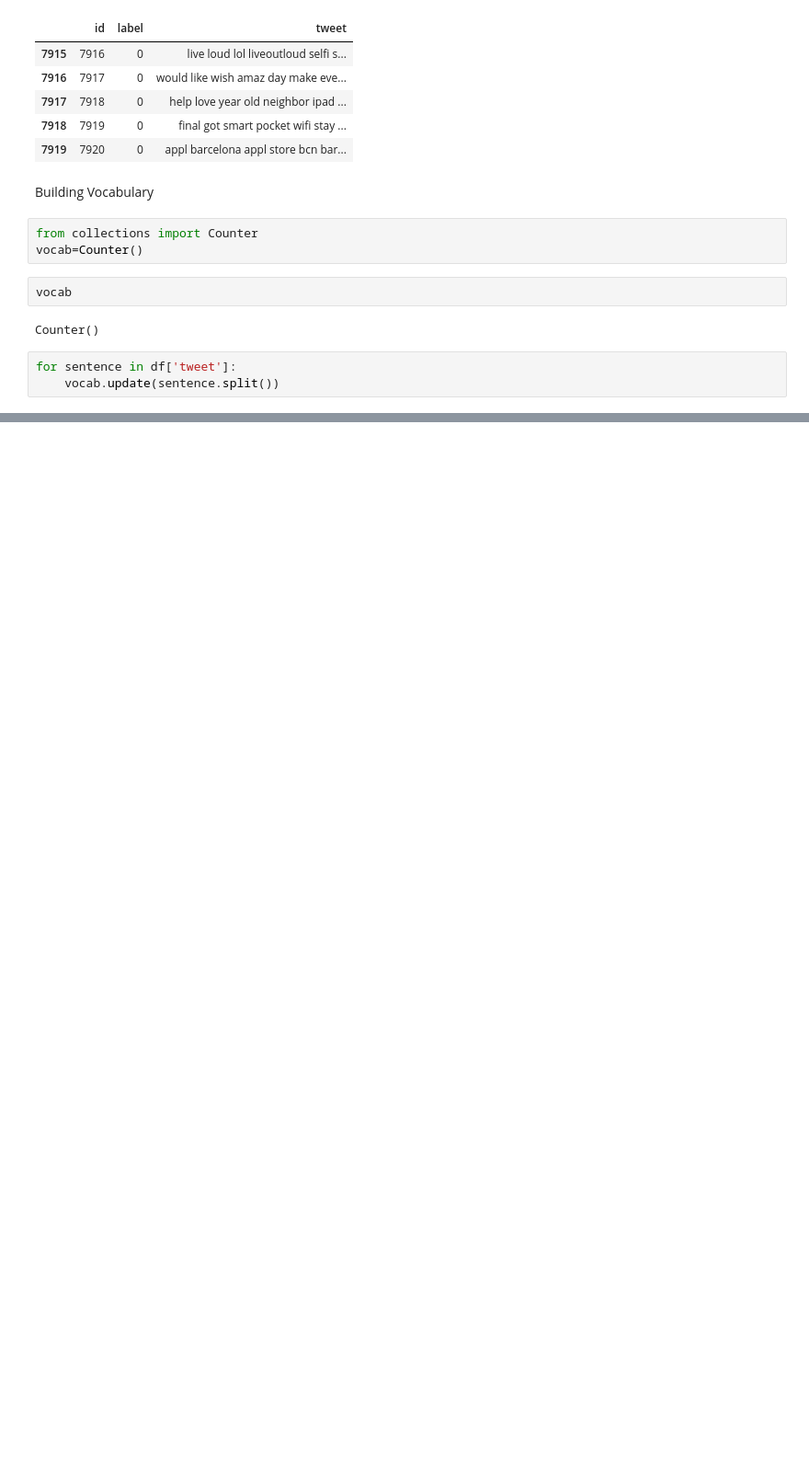
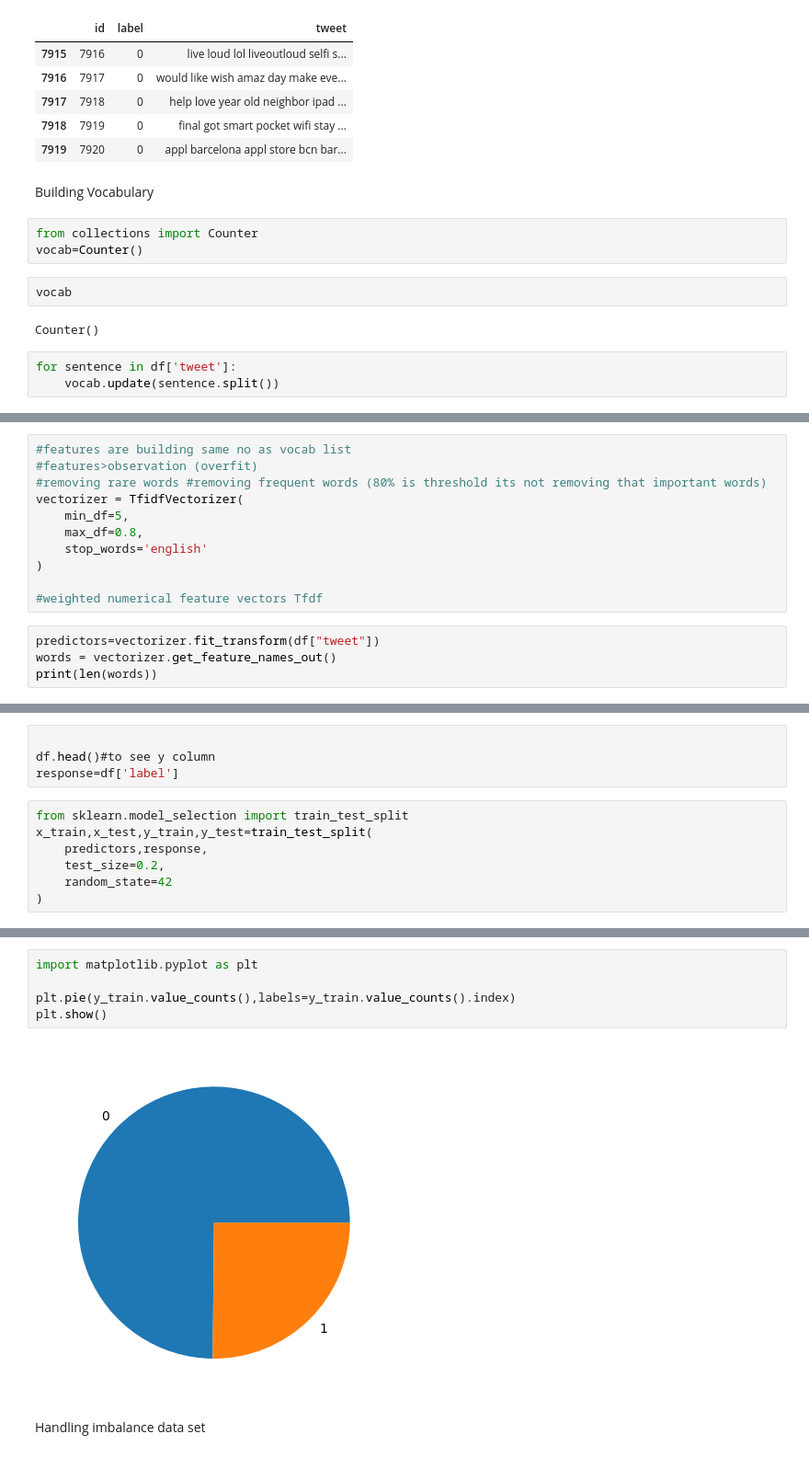
Before and after one commit to Amasha09/sentiment_analysis_project, a Jupyter notebook: notebooks/code.ipynb, the cells around one changed output, grey strips where cells are left out. Shown at 92% size. Drawn from its saved outputs; the diff is of its cells as text; blank space fills up the shorter version.

```diff
--- a/notebooks/code.ipynb
+++ b/notebooks/code.ipynb
@@ -261,0 +264,15 @@ len(vocab) #no of uniqe words
+# %%
+#features are building same no as vocab list
+#features>observation (overfit)
+#removing rare words #removing frequent words (80% is threshold its not removing that important words)
+vectorizer = TfidfVectorizer(
+    min_df=5,
+    max_df=0.8,
+    stop_words='english'
+)
+
+#weighted numerical feature vectors Tfdf
+# %%
+predictors=vectorizer.fit_transform(df["tweet"])
+words = vectorizer.get_feature_names_out()
+print(len(words))
@@ -261,0 +291,11 @@ len(vocab) #no of uniqe words
+# %%
+
+df.head()#to see y column
+response=df['label']
+# %%
+from sklearn.model_selection import train_test_split
+x_train,x_test,y_train,y_test=train_test_split(
+    predictors,response,
+    test_size=0.2,
+    random_state=42
+)
@@ -261,0 +348,9 @@ len(vocab) #no of uniqe words
+# %%
+import matplotlib.pyplot as plt
+
+plt.pie(y_train.value_counts(),labels=y_train.value_counts().index)
+plt.show()
+# %% [output]
+[figure, added]
+# %% [markdown]
+Handling imbalance data set
```
Also changed, not shown: parts of 20 cells of this notebook, 1 other file.
